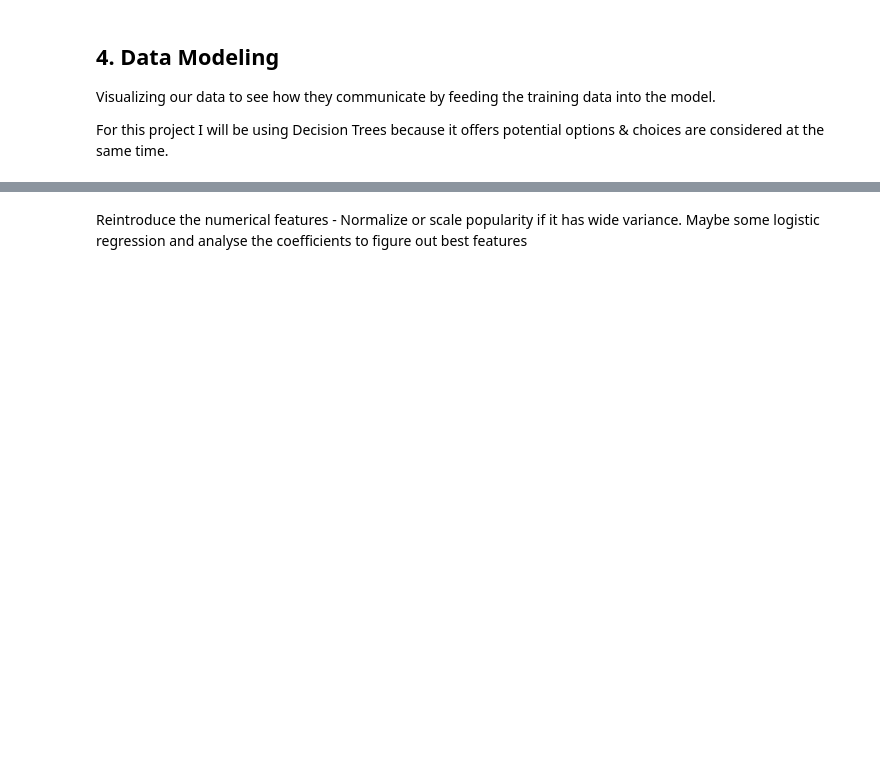
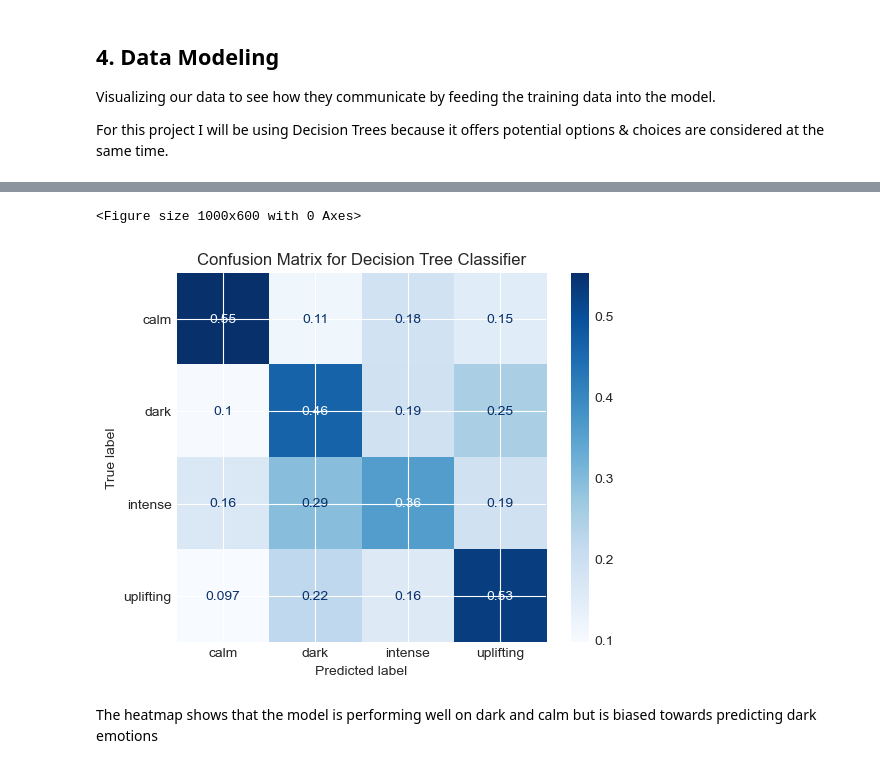
Before and after one commit to mshilacodes/mood-based-movie-recommender, a Jupyter notebook: index.ipynb, the cells around one changed output, grey strips where cells are left out. Cells and saved outputs as stored; diff of their text form; code cells hidden in the pictures; blank space fills up the shorter version.

```diff
--- a/index.ipynb
+++ b/index.ipynb
@@ -362,3 +382,15 @@ cat_features = [['genre_name', 'original_title' 'overview']]
+# %%
+#Normalize the numerical features
+num_features = ['popularity', 'release_year']
+
+#Initialize the MinMaxScaler
+scalar = MinMaxScaler()
+
+num_features_scaled = scalar.fit_transform(content_encoded[num_features])
+
+num_features_scaled_df = pd.DataFrame(num_features_scaled, columns=num_features)
+
+content_encoded = pd.concat([content_encoded.drop(columns=num_features),num_features_scaled_df], axis= 1)
 # %%
 # Fix cat_features to be a flat list of column names
 cat_features = ['genre_name', 'original_title', 'overview']
@@ -366,8 +398,8 @@ cat_features = ['genre_name', 'original_title', 'overview']
 # Create One hot encoding for categorical features
 ohe = OneHotEncoder(handle_unknown='ignore')
 
-# Fit and transform the categorical feature columns
-cat_features_ohe = ohe.fit_transform(content_encoded[cat_features])
+# Fit and transform the categorical feature columns using the original content DataFrame
+cat_features_ohe = ohe.fit_transform(content[cat_features])
 # %%
 
 # Convert the sparse matrix to a DataFrame
@@ -398,7 +431,15 @@ Visualizing our data to see how they communicate by feeding the training data in
 For this project I will be using Decision Trees because it offers potential options & choices are considered at the same time.
 # %%
 #Create Classifier
+from sklearn.ensemble import RandomForestClassifier
+%pip install imbalanced-learn
+from imblearn.ensemble import BalancedRandomForestClassifier
+from sklearn.impute import SimpleImputer
 
-clf= DecisionTreeClassifier(criterion='entropy', max_depth=5, random_state=42)
-clf.fit(X_train,y_train)
+# Impute missing values in X_train
+imputer = SimpleImputer(strategy='mean')
+X_train_imputed = imputer.fit_transform(X_train)
+
+rf = BalancedRandomForestClassifier(n_estimators=100, random_state=42, sampling_strategy='auto')
+rf.fit(X_train_imputed, y_train)
 # %% [output]
@@ -421,8 +455,11 @@ plt.show()
 # Evaluate the model
 from sklearn.metrics import accuracy_score as accuracy_scores
 
+# Impute missing values in X_test using the same imputer fitted on X_train
+X_test_imputed = imputer.transform(X_test)
+
 # Predict using the test set
-y_pred = clf.predict(X_test)
+y_pred = rf.predict(X_test_imputed)
 
 print('Accuracy: ', accuracy_scores(y_test, y_pred))
 # %% [output]
@@ -455,3 +508,13 @@ F1 Score(Micro): 0.48518518518518516
+# %%
+#Plotting the results
+from sklearn.metrics import ConfusionMatrixDisplay
+
+plt.figure(figsize=(10,6))
+ConfusionMatrixDisplay.from_estimator(rf, X_test_imputed, y_test, cmap='Blues', normalize='true')
+plt.title('Confusion Matrix for Decision Tree Classifier')
+plt.show()
+# %% [output]
+<Figure size 1000x600 with 0 Axes>
+[figure, added]
 # %% [markdown]
-Reintroduce the numerical features - Normalize or scale popularity if it has wide variance.
-Maybe some logistic regression and analyse the coefficients to figure out best features
+The heatmap shows that the model is performing well on dark and calm but is biased towards predicting dark emotions
```
Also changed, not shown: parts of 32 cells of this notebook.
